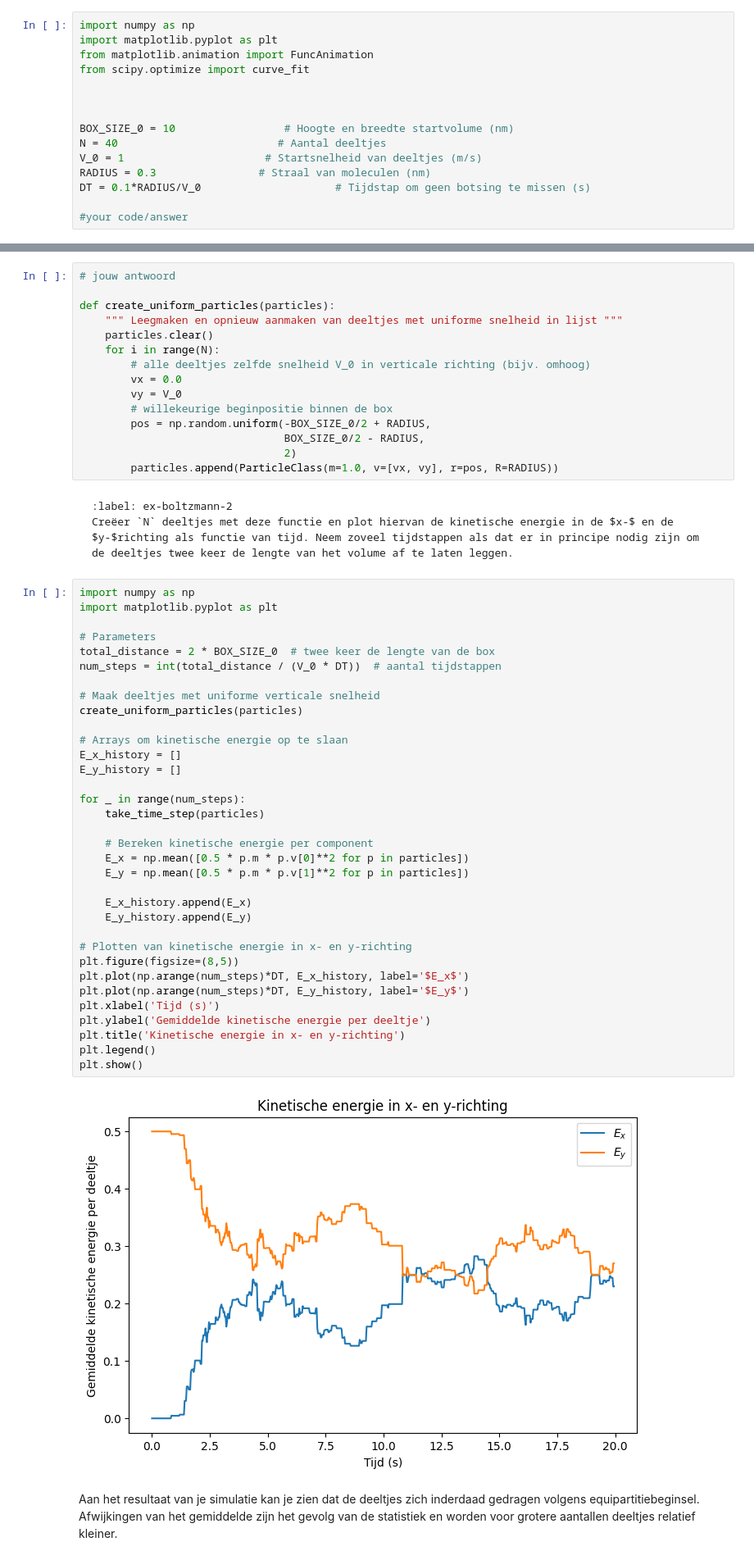
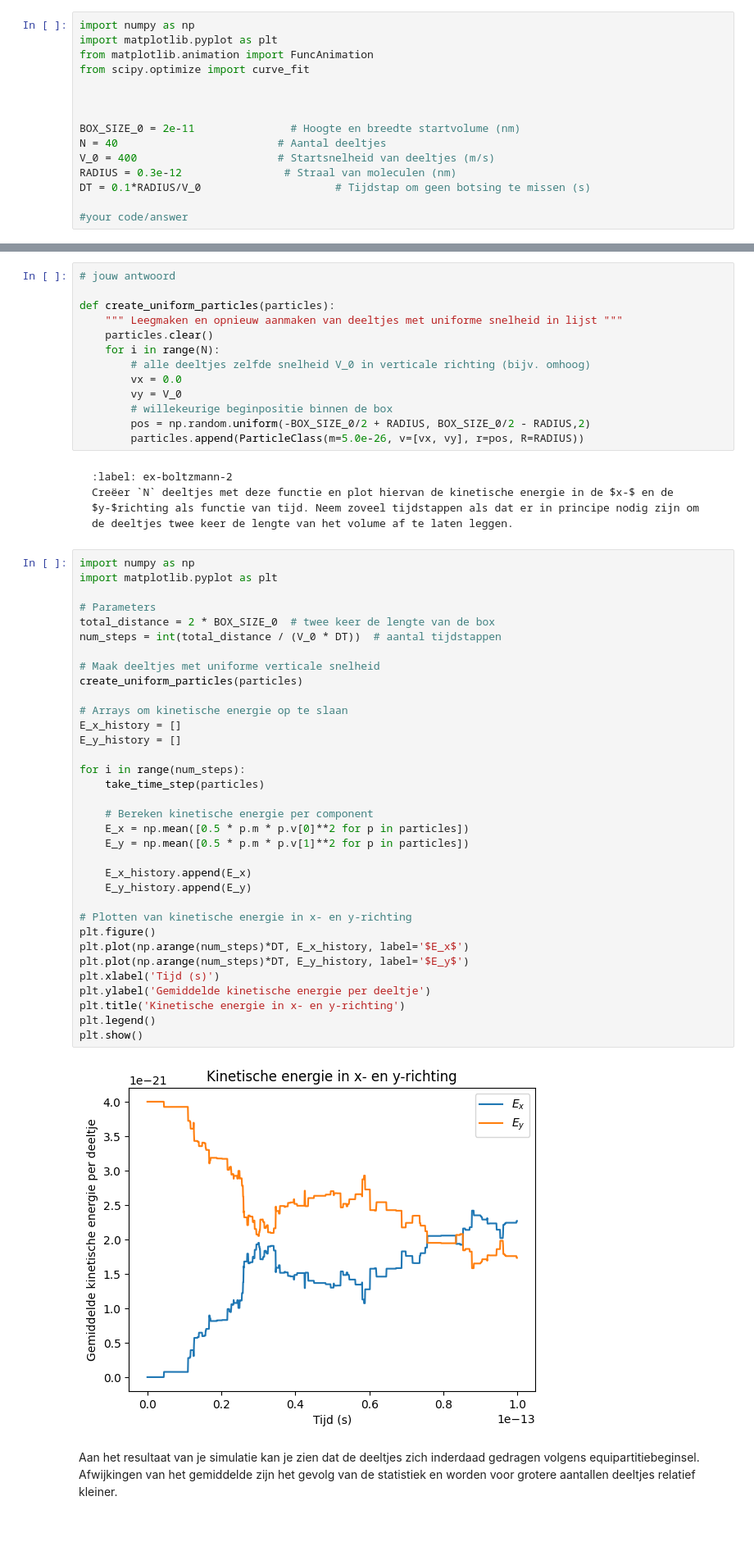
Before and after one commit to srimanp07/SrimanAbel, a Jupyter notebook: Content/PySim/6_boltzmann.ipynb, the cells around one changed output, grey strips where cells are left out. Shown: that part at 82% size. Drawn from its saved outputs; the diff is of its cells as text; blank space fills up the shorter version.

````diff
--- a/Content/PySim/6_boltzmann.ipynb
+++ b/Content/PySim/6_boltzmann.ipynb
@@ -25,10 +25,10 @@ from scipy.optimize import curve_fit
 
 
 
-BOX_SIZE_0 = 10                 # Hoogte en breedte startvolume (nm)
+BOX_SIZE_0 = 2e-11               # Hoogte en breedte startvolume (nm)
 N = 40                         # Aantal deeltjes
-V_0 = 1                      # Startsnelheid van deeltjes (m/s)
-RADIUS = 0.3                # Straal van moleculen (nm)
+V_0 = 400                      # Startsnelheid van deeltjes (m/s)
+RADIUS = 0.3e-12                # Straal van moleculen (nm)
 DT = 0.1*RADIUS/V_0                     # Tijdstap om geen botsing te missen (s)
 
 #your code/answer
@@ -161,10 +161,8 @@ def create_uniform_particles(particles):
         vx = 0.0
         vy = V_0
         # willekeurige beginpositie binnen de box
-        pos = np.random.uniform(-BOX_SIZE_0/2 + RADIUS,
-                                BOX_SIZE_0/2 - RADIUS,
-                                2)
-        particles.append(ParticleClass(m=1.0, v=[vx, vy], r=pos, R=RADIUS))
+        pos = np.random.uniform(-BOX_SIZE_0/2 + RADIUS, BOX_SIZE_0/2 - RADIUS,2)
+        particles.append(ParticleClass(m=5.0e-26, v=[vx, vy], r=pos, R=RADIUS))
 # %% [markdown]
 
 ```{exercise}
@@ -177,36 +175,36 @@ import matplotlib.pyplot as plt
 
 # Parameters
 total_distance = 2 * BOX_SIZE_0  # twee keer de lengte van de box
 num_steps = int(total_distance / (V_0 * DT))  # aantal tijdstappen
 
 # Maak deeltjes met uniforme verticale snelheid
 create_uniform_particles(particles)
 
 # Arrays om kinetische energie op te slaan
 E_x_history = []
 E_y_history = []
 
-for _ in range(num_steps):
+for i in range(num_steps):
     take_time_step(particles)
 
     # Bereken kinetische energie per component
     E_x = np.mean([0.5 * p.m * p.v[0]**2 for p in particles])
     E_y = np.mean([0.5 * p.m * p.v[1]**2 for p in particles])
 
     E_x_history.append(E_x)
     E_y_history.append(E_y)
 
 # Plotten van kinetische energie in x- en y-richting
-plt.figure(figsize=(8,5))
+plt.figure()
 plt.plot(np.arange(num_steps)*DT, E_x_history, label='$E_x$')
 plt.plot(np.arange(num_steps)*DT, E_y_history, label='$E_y$')
 plt.xlabel('Tijd (s)')
 plt.ylabel('Gemiddelde kinetische energie per deeltje')
 plt.title('Kinetische energie in x- en y-richting')
 plt.legend()
 plt.show()
 # %% [output]
-[figure, old version]
+[figure, new version]
 # %% [markdown]
 Aan het resultaat van je simulatie kan je zien dat de deeltjes zich inderdaad gedragen volgens equipartitiebeginsel. Afwijkingen van het gemiddelde zijn het gevolg van de statistiek en worden voor grotere aantallen deeltjes relatief kleiner.
 # %% [markdown]
````
Also changed, not shown: parts of 6 cells of this notebook.
